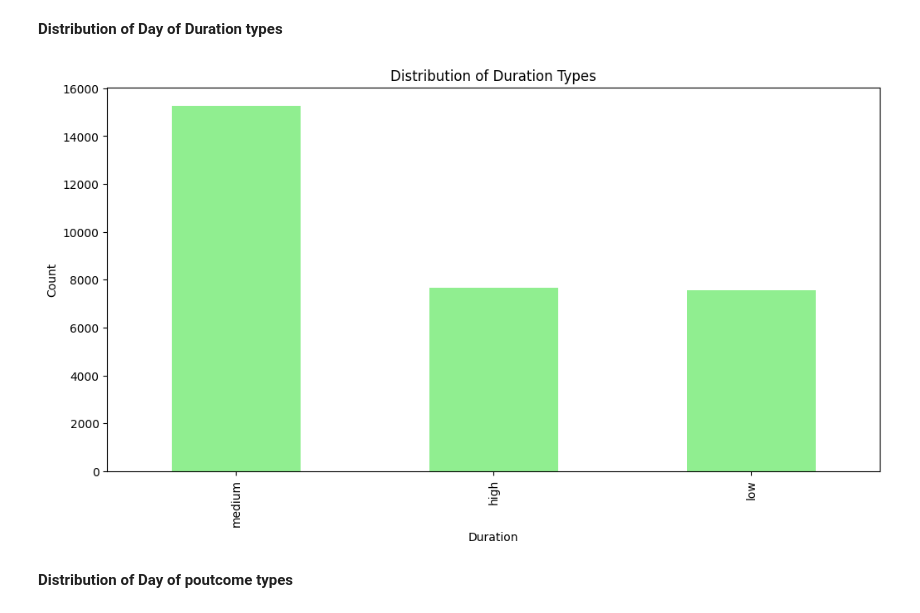
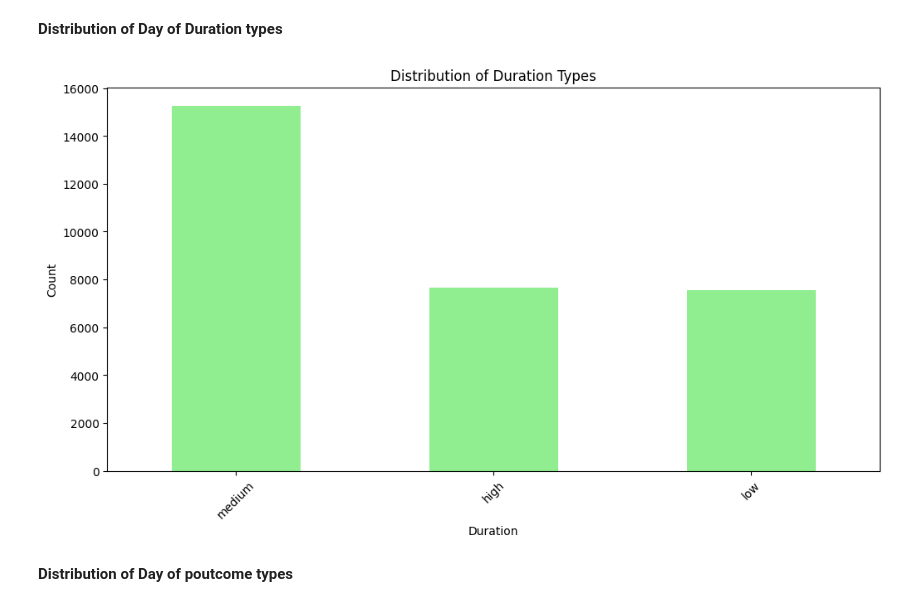
Before and after one commit to thanzawtoe888/Association-Rule, a Jupyter notebook: asso_rule.ipynb, the cells around one changed output. Cells and saved outputs as stored; diff of their text form; code cells hidden in the pictures.

```diff
--- a/asso_rule.ipynb
+++ b/asso_rule.ipynb
@@ -227,13 +226,13 @@ Distribution of Day of Duration types
 # %%
 plt.figure(figsize=(12, 6))
 df['duration_bin'].value_counts().plot(kind='bar', color='lightgreen')
 plt.title('Distribution of Duration Types')
 plt.xlabel('Duration')
 plt.ylabel('Count')
-plt.xticks(rotation=90)
+plt.xticks(rotation=45)
 plt.show()
 # %% [output]
-[figure, old version]
+[figure, new version]
 # %% [markdown]
 <p><b>
 Distribution of Day of poutcome types
```
Also changed, not shown: parts of 1 cell of this notebook.
